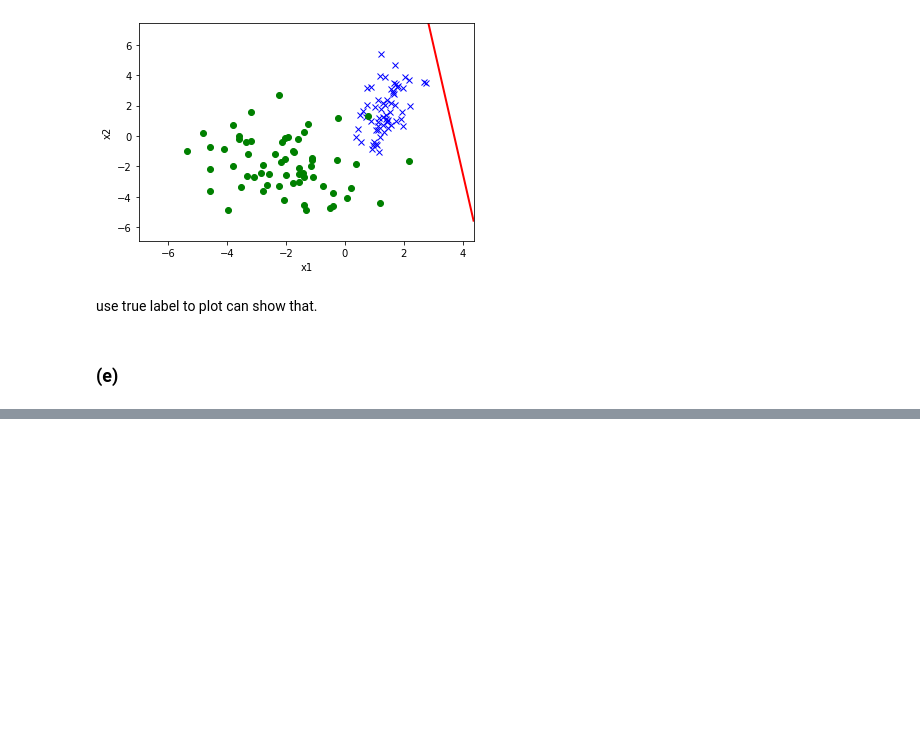
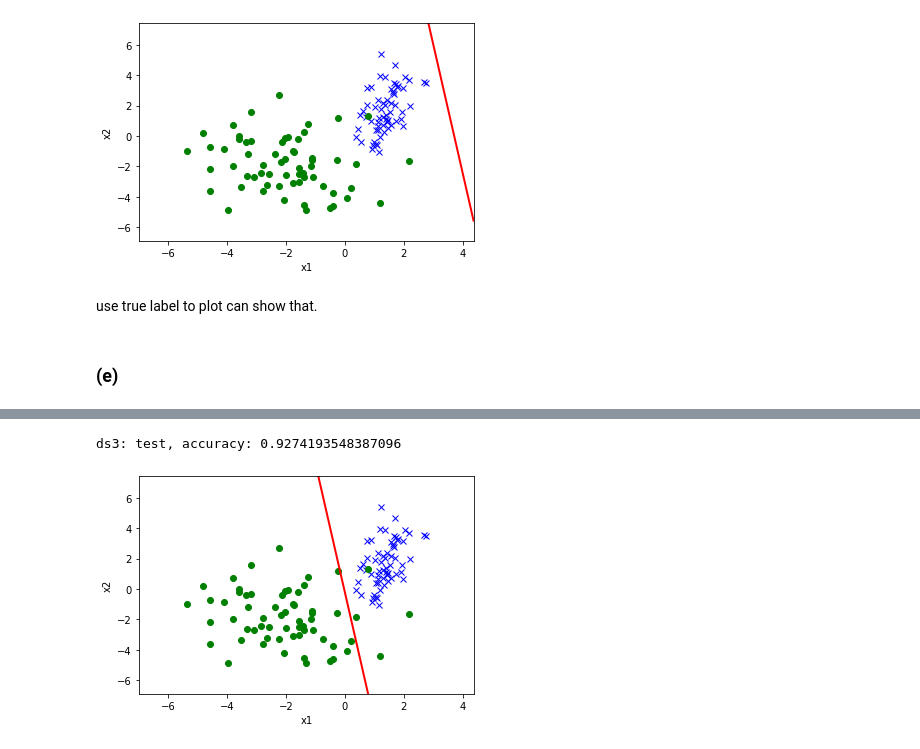
Before and after one commit to Virusdoll/Stanford.CS229.2018.autumn.ps, a Jupyter notebook: ps1/ps1-2-solve.ipynb, the cells around one changed output, grey strips where cells are left out. Drawn from its saved outputs; the diff is of its cells as text; code cells hidden in the pictures; blank space fills up the shorter version.

```diff
--- a/ps1/ps1-2-solve.ipynb
+++ b/ps1/ps1-2-solve.ipynb
@@ -139,0 +113,6 @@ use true label to plot can show that.
+# %%
+# from p01b_logreg, reuse it.
+def hypothesis(theta, x):
+    return 1 / (1 + np.exp(- np.dot(x, theta)))
+# %%
+alpha = np.mean(hypothesis(clf_d.theta, ds3_valid_x_ai))
@@ -139,0 +140,13 @@ use true label to plot can show that.
+# %%
+theta_prime = clf_d.theta + np.log(2 / alpha -1) * np.array([1, 0, 0])
+# %%
+print('ds3: test, accuracy: {}'.format(
+    np.mean(
+        (1 / alpha * hypothesis(clf_d.theta, ds3_valid_x_ai) >= 0.5)
+            == ds3_test_t_ai
+    )
+))
+util.plot(ds3_test_x_ai, ds3_test_t_ai, theta_prime)
+# %% [output]
+ds3: test, accuracy: 0.9274193548387096
+[figure, added]
```
Also changed, not shown: parts of 7 cells of this notebook.
